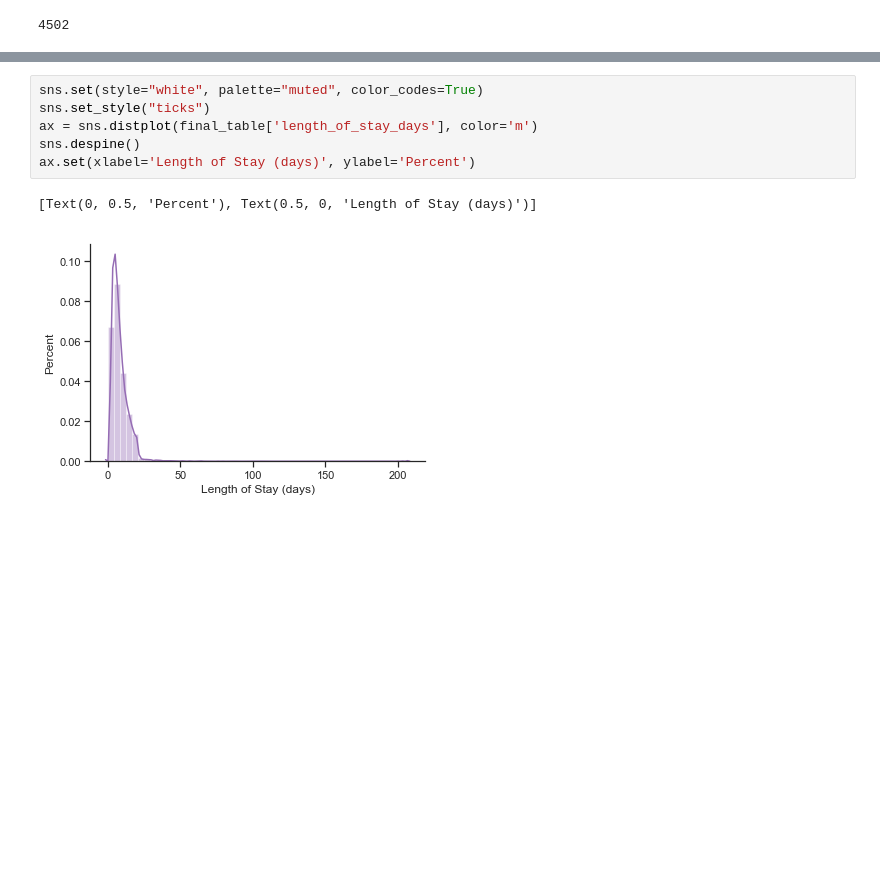
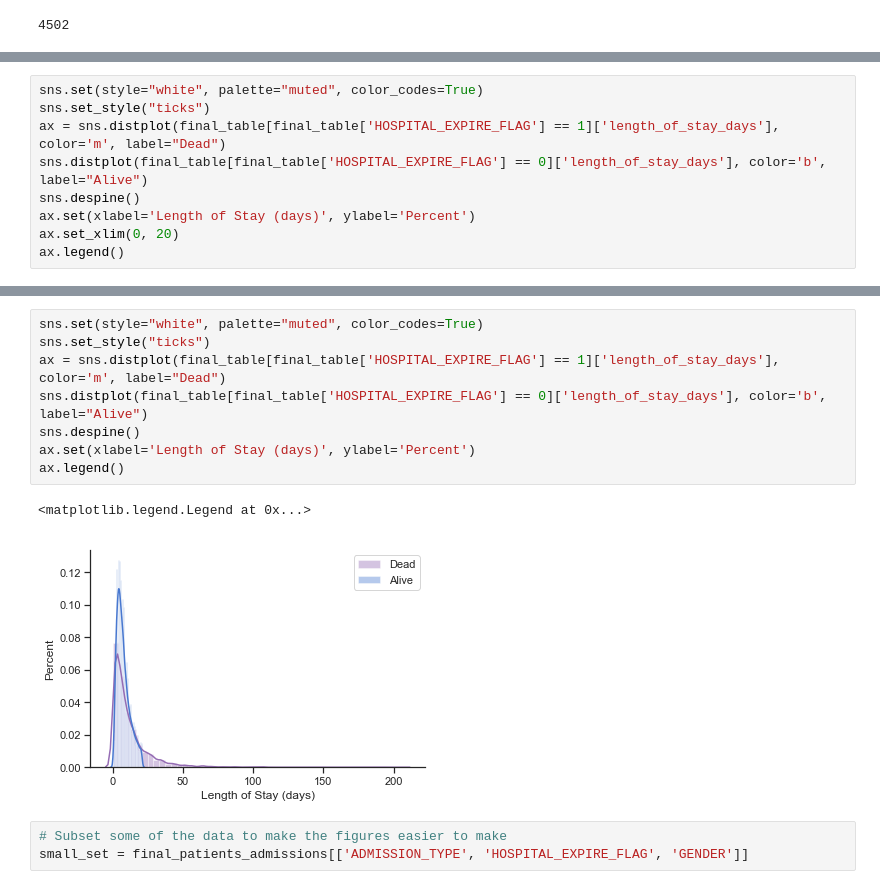
Before and after one commit to chriszhou0916/dsah_final, a Jupyter notebook: Demographics.ipynb, the cells around one changed output, grey strips where cells are left out. Saved outputs shown, nothing was run; the diff lists cells and outputs as text; blank space fills up the shorter version.

```diff
--- a/Demographics.ipynb
+++ b/Demographics.ipynb
@@ -212,0 +153,9 @@ ax.set(xlabel='Age (years)', ylabel='Percent')
+# %%
+sns.set(style="white", palette="muted", color_codes=True)
+sns.set_style("ticks")
+ax = sns.distplot(final_table[final_table['HOSPITAL_EXPIRE_FLAG'] == 1]['length_of_stay_days'], color='m', label="Dead")
+sns.distplot(final_table[final_table['HOSPITAL_EXPIRE_FLAG'] == 0]['length_of_stay_days'], color='b', label="Alive")
+sns.despine()
+ax.set(xlabel='Length of Stay (days)', ylabel='Percent')
+ax.set_xlim(0, 20)
+ax.legend()
@@ -213,9 +165,14 @@ ax.set(xlabel='Age (years)', ylabel='Percent')
 # %%
 sns.set(style="white", palette="muted", color_codes=True)
 sns.set_style("ticks")
-ax = sns.distplot(final_table['length_of_stay_days'], color='m')
+ax = sns.distplot(final_table[final_table['HOSPITAL_EXPIRE_FLAG'] == 1]['length_of_stay_days'], color='m', label="Dead")
+sns.distplot(final_table[final_table['HOSPITAL_EXPIRE_FLAG'] == 0]['length_of_stay_days'], color='b', label="Alive")
 sns.despine()
 ax.set(xlabel='Length of Stay (days)', ylabel='Percent')
+ax.legend()
 # %% [output]
-[Text(0, 0.5, 'Percent'), Text(0.5, 0, 'Length of Stay (days)')]
+<matplotlib.legend.Legend at 0x...>
-[figure, old version]
+[figure, new version]
+# %%
+# Subset some of the data to make the figures easier to make
+small_set = final_patients_admissions[['ADMISSION_TYPE', 'HOSPITAL_EXPIRE_FLAG', 'GENDER']]
```
Also changed, not shown: parts of 39 cells of this notebook.
